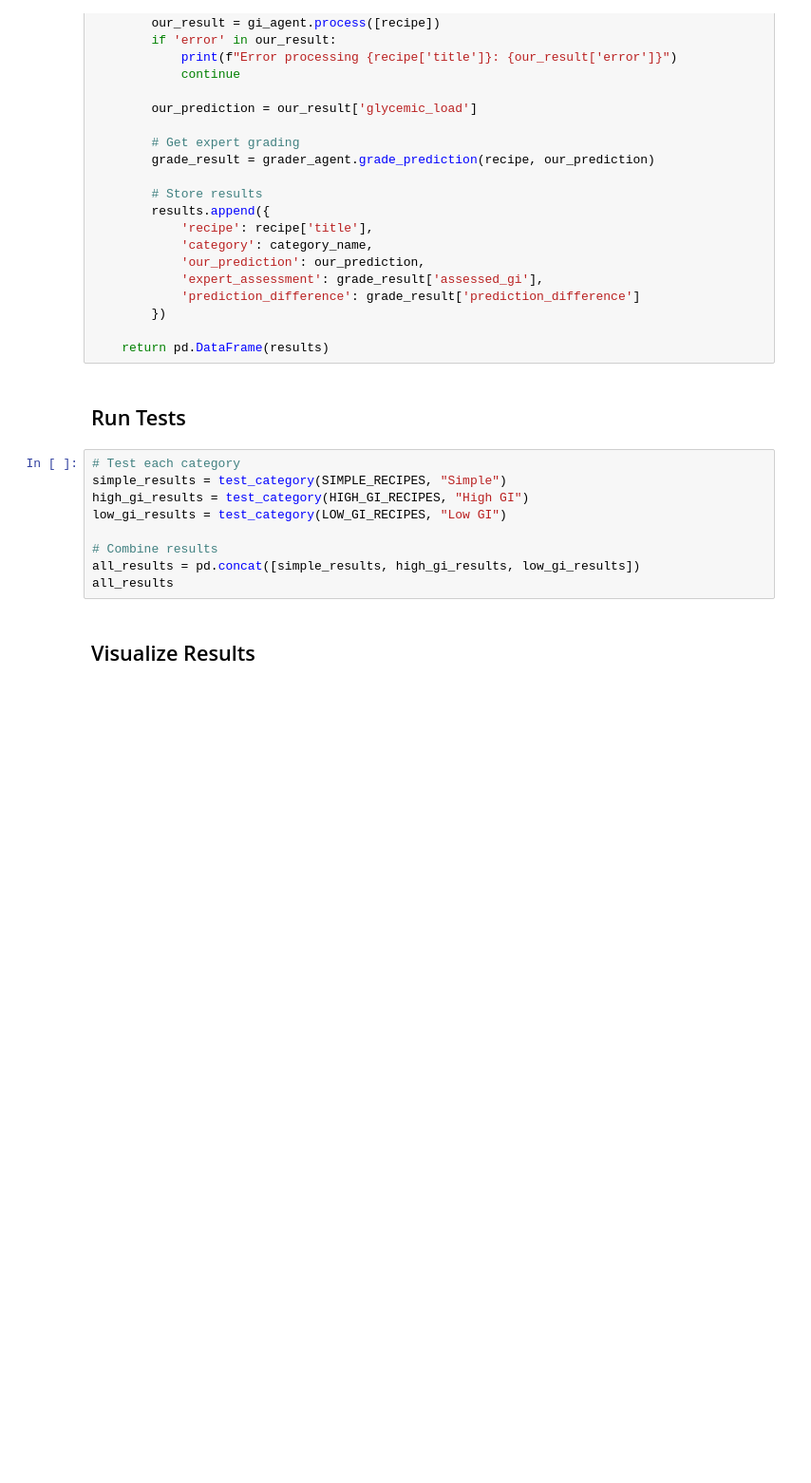
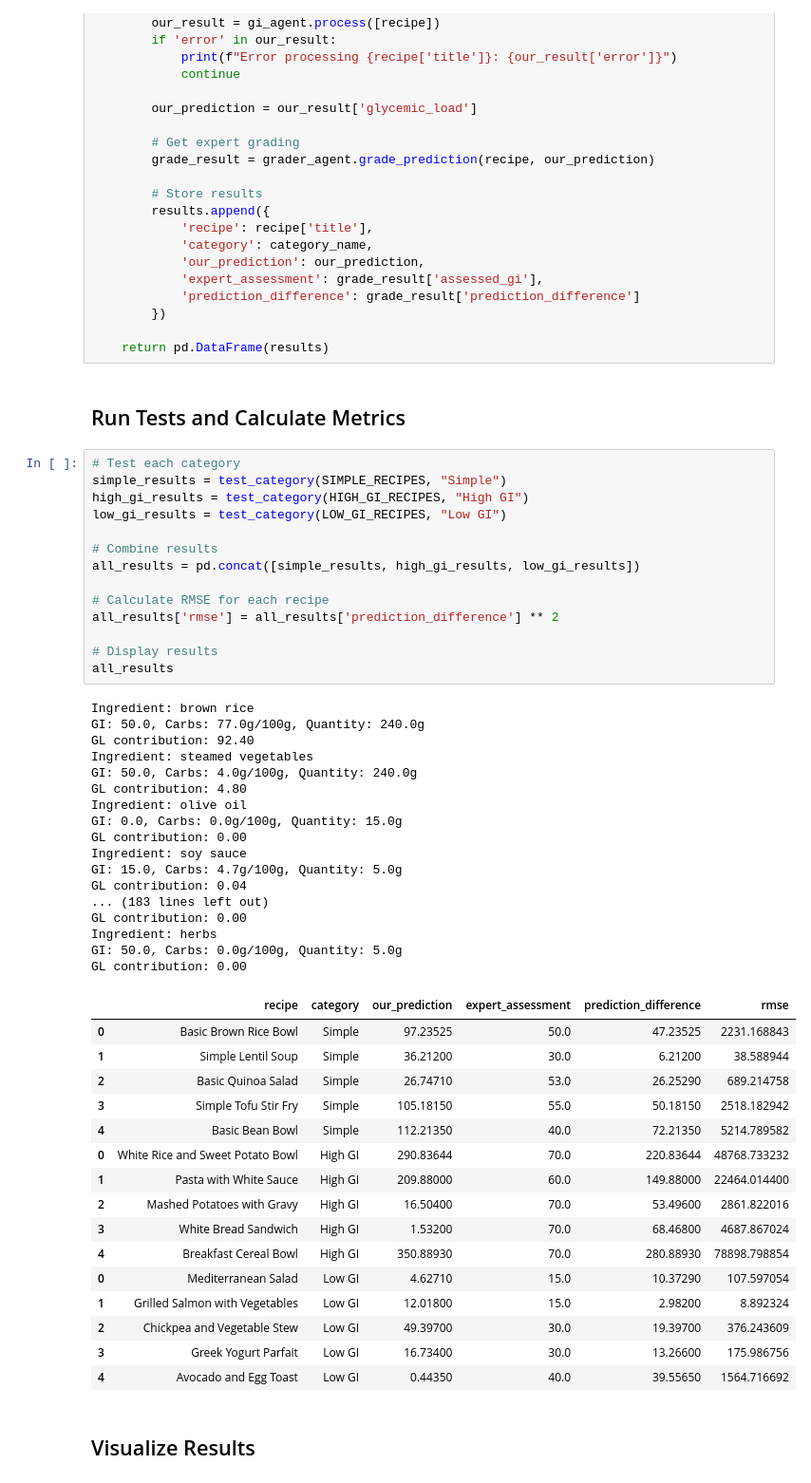
Before and after one commit to zoya-hammad/NutriVision, a Jupyter notebook: nutritional_assistant/gi_testing.ipynb, the cells around one changed output. Shown: that part at 95% size. Drawn from its saved outputs; the diff is of its cells as text; blank space fills up the shorter version.

```diff
--- a/nutritional_assistant/gi_testing.ipynb
+++ b/nutritional_assistant/gi_testing.ipynb
@@ -69,16 +73,55 @@ def test_category(recipes: List[Dict[str, Any]], category_name: str) -> pd.DataF
 
     return pd.DataFrame(results)
 # %% [markdown]
-## Run Tests
+## Run Tests and Calculate Metrics
 # %%
 # Test each category
 simple_results = test_category(SIMPLE_RECIPES, "Simple")
 high_gi_results = test_category(HIGH_GI_RECIPES, "High GI")
 low_gi_results = test_category(LOW_GI_RECIPES, "Low GI")
 
 # Combine results
 all_results = pd.concat([simple_results, high_gi_results, low_gi_results])
+
+# Calculate RMSE for each recipe
+all_results['rmse'] = all_results['prediction_difference'] ** 2
+
+# Display results
 all_results
+# %% [output]
+Ingredient: brown rice
+GI: 50.0, Carbs: 77.0g/100g, Quantity: 240.0g
+GL contribution: 92.40
+Ingredient: steamed vegetables
+GI: 50.0, Carbs: 4.0g/100g, Quantity: 240.0g
+GL contribution: 4.80
+Ingredient: olive oil
+GI: 0.0, Carbs: 0.0g/100g, Quantity: 15.0g
+GL contribution: 0.00
+Ingredient: soy sauce
+GI: 15.0, Carbs: 4.7g/100g, Quantity: 5.0g
+GL contribution: 0.04
+... (183 lines left out)
+GL contribution: 0.00
+Ingredient: herbs
+GI: 50.0, Carbs: 0.0g/100g, Quantity: 5.0g
+GL contribution: 0.00
+|  | recipe | category | our_prediction | expert_assessment | prediction_difference | rmse |
+| 0 | Basic Brown Rice Bowl | Simple | 97.23525 | 50.0 | 47.23525 | 2231.168843 |
+| 1 | Simple Lentil Soup | Simple | 36.21200 | 30.0 | 6.21200 | 38.588944 |
+| 2 | Basic Quinoa Salad | Simple | 26.74710 | 53.0 | 26.25290 | 689.214758 |
+| 3 | Simple Tofu Stir Fry | Simple | 105.18150 | 55.0 | 50.18150 | 2518.182942 |
+| 4 | Basic Bean Bowl | Simple | 112.21350 | 40.0 | 72.21350 | 5214.789582 |
+| 0 | White Rice and Sweet Potato Bowl | High GI | 290.83644 | 70.0 | 220.83644 | 48768.733232 |
+| 1 | Pasta with White Sauce | High GI | 209.88000 | 60.0 | 149.88000 | 22464.014400 |
+| 2 | Mashed Potatoes with Gravy | High GI | 16.50400 | 70.0 | 53.49600 | 2861.822016 |
+| 3 | White Bread Sandwich | High GI | 1.53200 | 70.0 | 68.46800 | 4687.867024 |
+| 4 | Breakfast Cereal Bowl | High GI | 350.88930 | 70.0 | 280.88930 | 78898.798854 |
+| 0 | Mediterranean Salad | Low GI | 4.62710 | 15.0 | 10.37290 | 107.597054 |
+| 1 | Grilled Salmon with Vegetables | Low GI | 12.01800 | 15.0 | 2.98200 | 8.892324 |
+| 2 | Chickpea and Vegetable Stew | Low GI | 49.39700 | 30.0 | 19.39700 | 376.243609 |
+| 3 | Greek Yogurt Parfait | Low GI | 16.73400 | 30.0 | 13.26600 | 175.986756 |
+| 4 | Avocado and Egg Toast | Low GI | 0.44350 | 40.0 | 39.55650 | 1564.716692 |
 # %% [markdown]
 ## Visualize Results
 # %%
```
Also changed, not shown: parts of 5 cells of this notebook.
